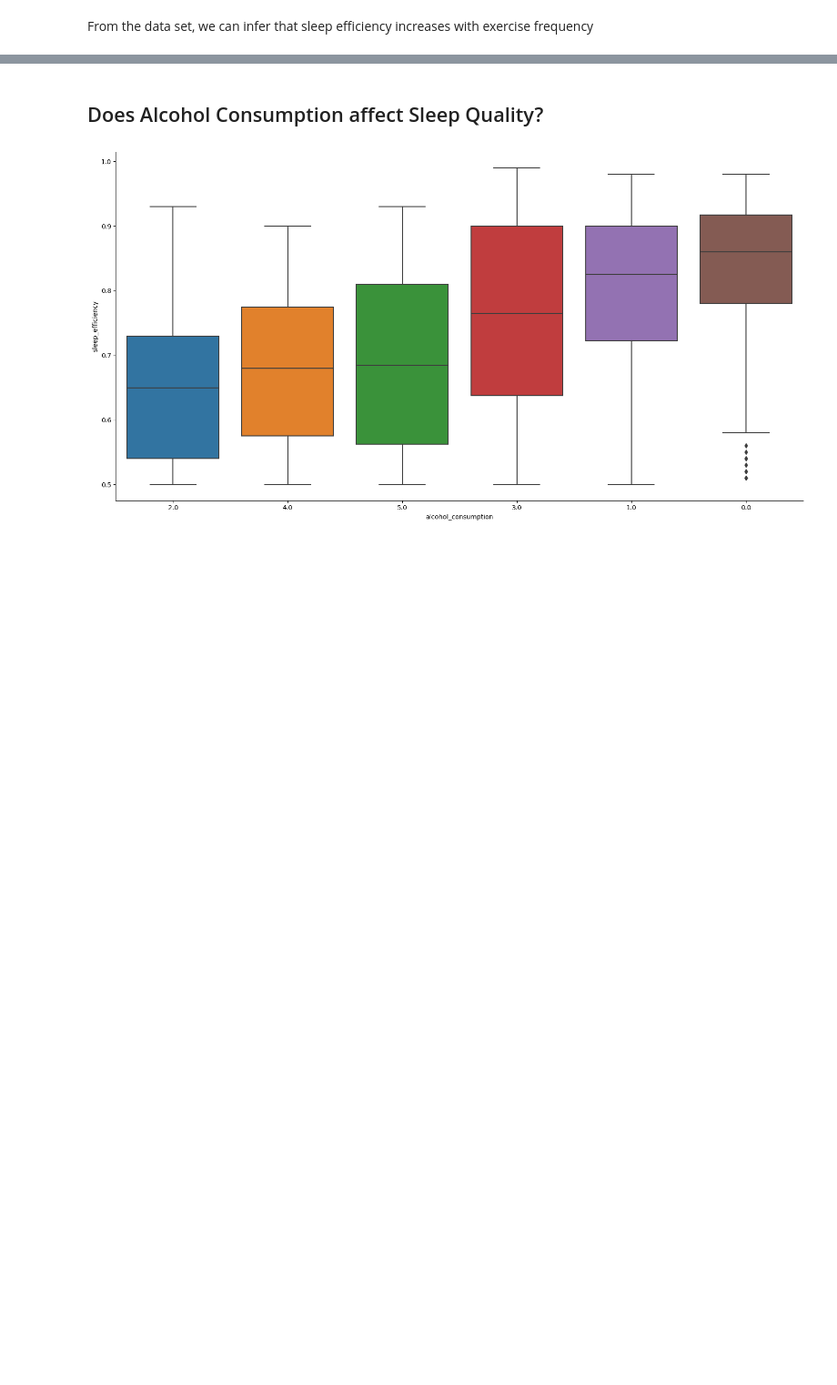
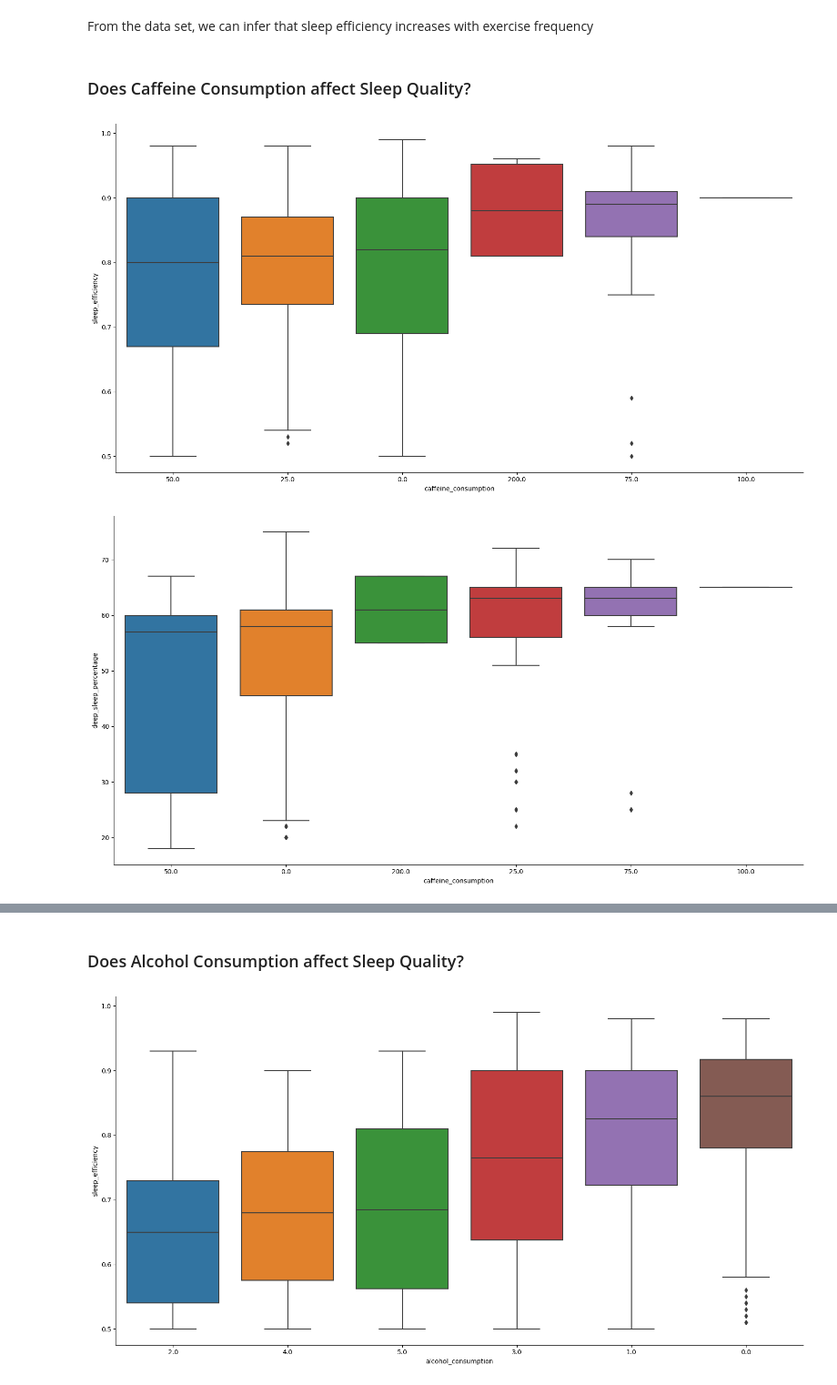
Before and after one commit to JeremyCEY/DSAI-Project, a Jupyter notebook: project.ipynb, the cells around one changed output, grey strips where cells are left out. Shown at 91% size. Cells and saved outputs as stored; diff of their text form; code cells hidden in the pictures; blank space fills up the shorter version.

```diff
--- a/project.ipynb
+++ b/project.ipynb
@@ -167,9 +228,9 @@ Rapid eye movement (REM) sleep is a stage of sleep associated with dreaming and
 # %%
-sleep_duration = dataset.filter(['sleep_duration', 'rem_sleep_percentage', 'deep_sleep_percentage', 'light_sleep_percentage'])
+bedtime = dataset.filter(['bed_time', 'sleep_efficiency', 'deep_sleep_percentage', 'awakenings'])
 
-for var in sleep_duration:
-    if var != 'sleep_duration':
-        tmp=sleep_duration.filter(['sleep_duration',var])
-        sb.catplot(data=tmp, x=var, y='sleep_duration', kind='box',height=8.27,aspect=15.7/8.27,
-                   order=tmp.groupby(var)['sleep_duration'].median().sort_values().index)
+for var in bedtime:
+    if var != 'bed_time':
+        tmp=bedtime.filter(['bed_time',var])
+        sb.catplot(data=tmp, x='bed_time', y=var, kind='box',height=8.27,aspect=15.7/8.27,
+                   order=tmp.groupby('bed_time')[var].median().sort_values().index)
 # %% [output]
@@ -185,8 +239,0 @@ Results are inconclusive
-# %%
-sleep_percentages = dataset.filter(['sleep_efficiency', 'rem_sleep_percentage', 'deep_sleep_percentage', 'light_sleep_percentage'])
-
-for var in sleep_percentages:
-    if var != 'sleep_efficiency':
-        tmp=sleep_percentages.filter(['sleep_efficiency',var])
-        sb.catplot(data=tmp, x=var, y='sleep_efficiency', kind='box',height=8.27,aspect=15.7/8.27,
-                   order=tmp.groupby(var)['sleep_efficiency'].median().sort_values().index)
@@ -268,3 +267,16 @@ for var in exercise:
 [figure]
 # %% [markdown]
 From the data set, we can infer that sleep efficiency increases with exercise frequency
+# %% [markdown]
+### Does Caffeine Consumption affect Sleep Quality?
+# %%
+caffeine = dataset.filter(['caffeine_consumption', 'sleep_efficiency', 'deep_sleep_percentage', 'awakenings'])
+
+for var in caffeine:
+    if var != 'caffeine_consumption':
+        tmp=caffeine.filter(['caffeine_consumption',var])
+        sb.catplot(data=tmp, x='caffeine_consumption', y=var, kind='box',height=8.27,aspect=15.7/8.27,
+                   order=tmp.groupby('caffeine_consumption')[var].median().sort_values().index)
+# %% [output]
+[figure, added]
+[figure, added]
@@ -271,5 +284,5 @@ From the data set, we can infer that sleep efficiency increases with exercise fr
 # %% [markdown]
-## Does Alcohol Consumption affect Sleep Quality?
+### Does Alcohol Consumption affect Sleep Quality?
 # %%
 alcohol = dataset.filter(['alcohol_consumption', 'sleep_efficiency', 'deep_sleep_percentage', 'awakenings'])
 
```
Also changed, not shown: parts of 42 cells of this notebook.
